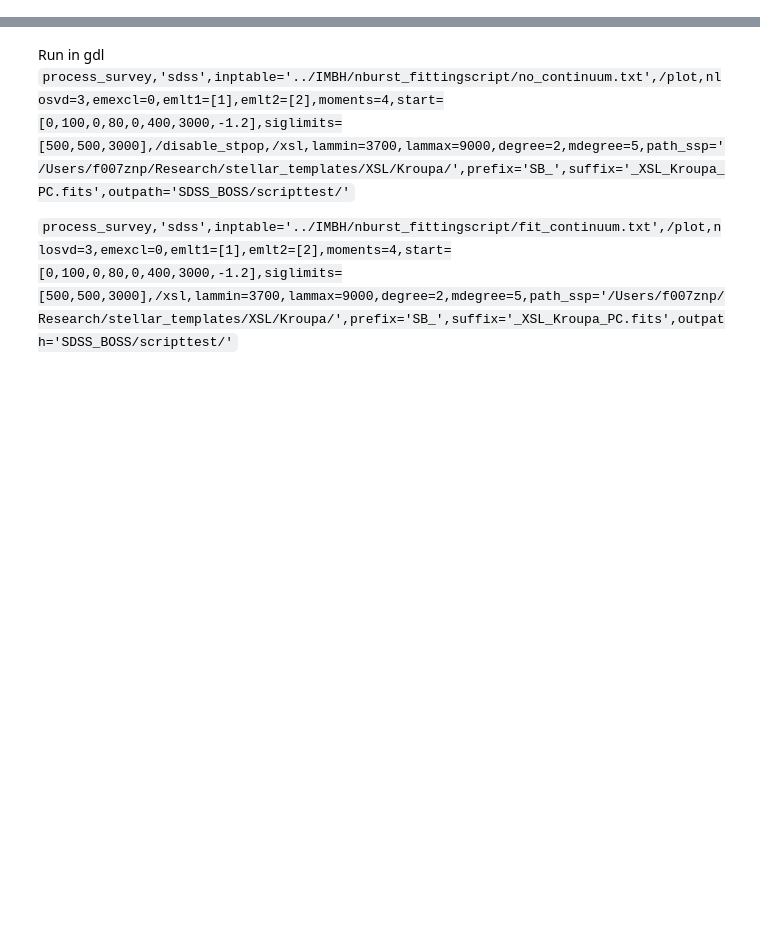
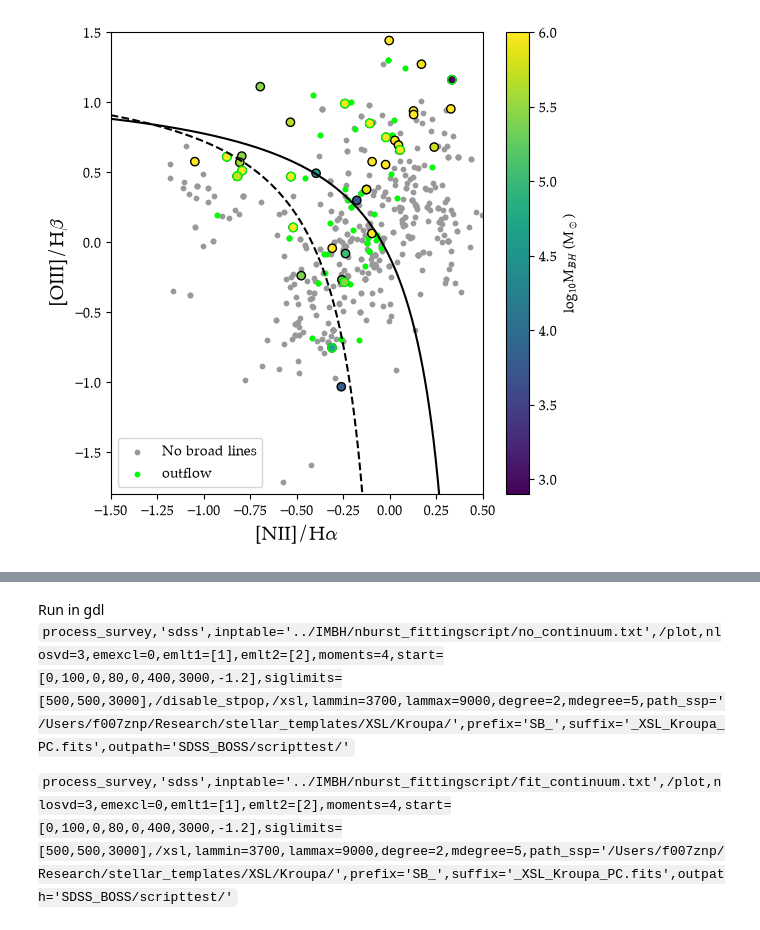
Before and after one commit to cassiemetzger/nburst_fittingscript, a Jupyter notebook: script_proto.ipynb, the cells around one changed output, grey strips where cells are left out. Cells and saved outputs as stored; diff of their text form; code cells hidden in the pictures; blank space fills up the shorter version.

```diff
--- a/script_proto.ipynb
+++ b/script_proto.ipynb
@@ -10,0 +165,6 @@ from scipy.ndimage import gaussian_filter1d
+# %%
+m = (t['classification'] == 1) & (t['outflow'] == 1) & (t['nburst_file'] != 'None')
+sig = []
+for source in t[m]:
+    hdu = fits.open(source['nburst_file'])
+    sig.append(hdu[1].data['SIG'][0][1])
@@ -10,0 +277,7 @@ from scipy.ndimage import gaussian_filter1d
+# %%
+m = (t['nburst_file'] != 'None')
+x,y, mbh = calc_bpt_ratios(t[m])
+# %%
+mbh = np.asarray(mbh)
+m = ~np.isnan(mbh)
+mbh[m]
@@ -10,0 +300,35 @@ from scipy.ndimage import gaussian_filter1d
+# %%
+m = (t['nburst_file'] != 'None')
+t_fit = t[m]
+imbh_fit = subset[m]
+# %%
+fig, ax = plt.subplots(1,1,figsize = (6,6))
+#x_sdss = np.log10(hdu[1].data['NII6584_1']/hdu[1].data['HALPHA_1'])
+#y_sdss = np.log10(hdu[1].data['OIII5007_1']/hdu[1].data['HBETA_1'])
+#ax.hexbin(x_sdss,y_sdss, cmap = 'Greys', bins = 5, mincnt = 1)
+xspace = np.linspace(-1.5, 0.4, 500)
+kewley2001 = 0.61/(xspace - 0.47) + 1.19
+ax.plot(xspace, kewley2001, color = 'k')
+xspace = np.linspace(-1.5, 0, 500)
+kaufmann = 0.61/(xspace - 0.05) + 1.3
+ax.plot(xspace, kaufmann, c = 'k', ls = '--')
+m = np.isnan(mbh)
+x = np.asarray(x)
+y = np.asarray(y)
+ax.scatter(x[m], y[m], c = '0.6', s=10, label = 'No broad lines')
+m = (t_fit['outflow'] ==1) & np.isnan(mbh)
+ax.scatter(x[m], y[m], color = 'lime', s = 10, label = "outflow")
+m = mbh > 0
+c = ax.scatter(x[m],y[m], c = np.log10(mbh[m]), edgecolor = 'k', vmax = 6)
+cbar=plt.colorbar(c, ax =ax)
+m = (mbh > 0) & (t_fit['outflow'] ==1)
+ax.scatter(x[m], y[m],  c = np.log10(mbh[m]), edgecolor = 'lime', vmax = 6)
+cbar.set_label(r"log$_{10}$M$_{BH}$ (M$_\odot$)")
+ax.set_xlim(-1.5,0.5)
+ax.set_ylim(-1.8,1.5)
+plt.legend()
+ax.set_xlabel(r"[NII]/H$\alpha$", fontsize = 14 )
+ax.set_ylabel(r"[OIII]/H$\beta$", fontsize = 14 )
+plt.savefig("../nice_plots/prelim_bpt_outflows.pdf", dpi = 300, format = 'pdf')
+# %% [output]
+[figure, added]
```
Also changed, not shown: parts of 72 cells of this notebook, 24 other files.
